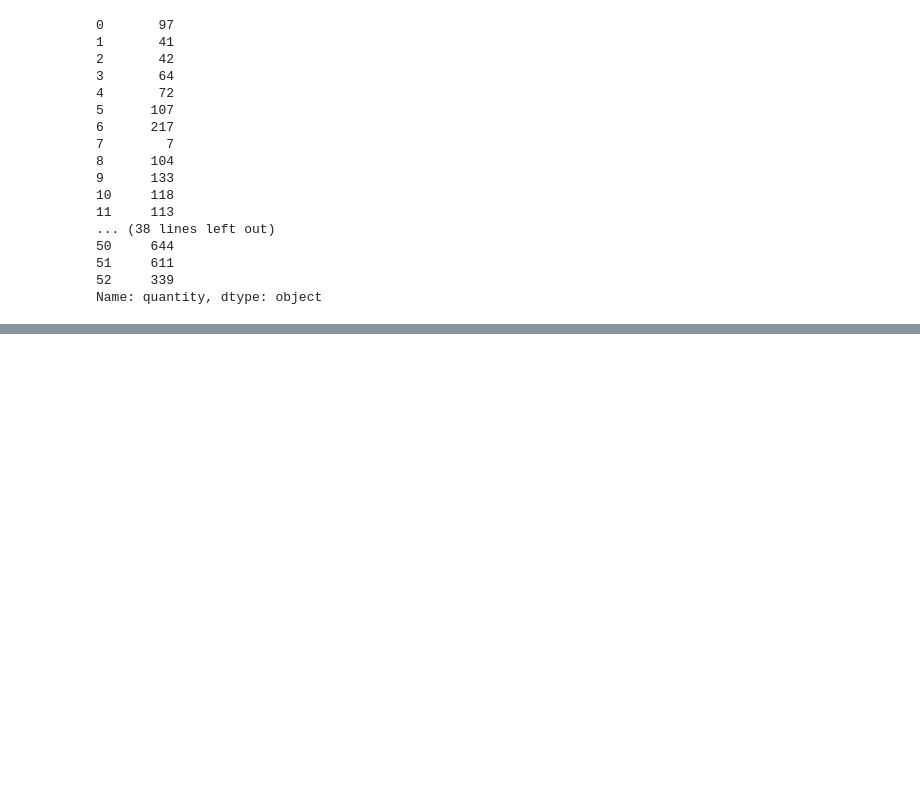
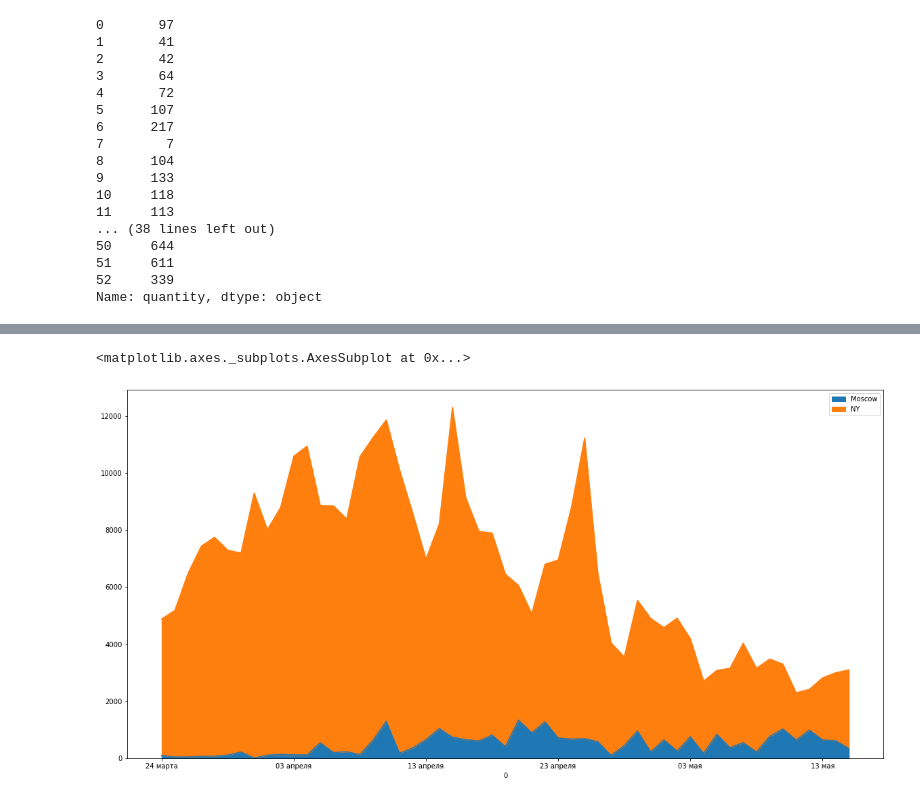
Before and after one commit to alexvoksa/Coursera_Capstone, a Jupyter notebook: COVID.ipynb, the cells around one changed output, grey strips where cells are left out. Drawn from its saved outputs; the diff is of its cells as text; code cells hidden in the pictures; blank space fills up the shorter version.

```diff
--- a/COVID.ipynb
+++ b/COVID.ipynb
@@ -81,0 +155,14 @@ print('Итого по данным mash.ru в Москве и МО', data.quant
+# %%
+df_merged.index = df_merged.iloc[:,0]
+# %%
+df_merged.drop([0, 2], axis=1, inplace=True)
+# %%
+df_merged.columns=['Moscow', 'NY']
+# %%
+df_merged.Moscow = df_merged.Moscow.astype(float)
+df_merged.NY = df_merged.NY.astype(float)
+# %%
+df_merged.plot.area(figsize=(20, 10))
+# %% [output]
+<matplotlib.axes._subplots.AxesSubplot at 0x...>
+[figure, added]
```
Also changed, not shown: parts of 25 cells of this notebook.
